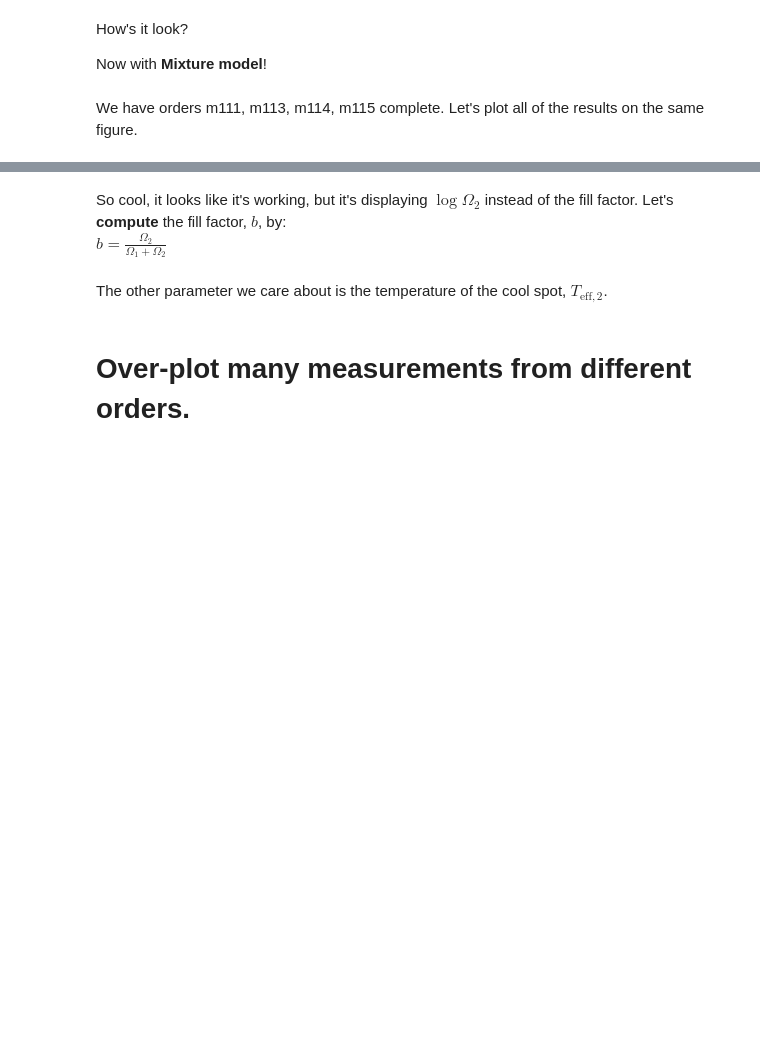
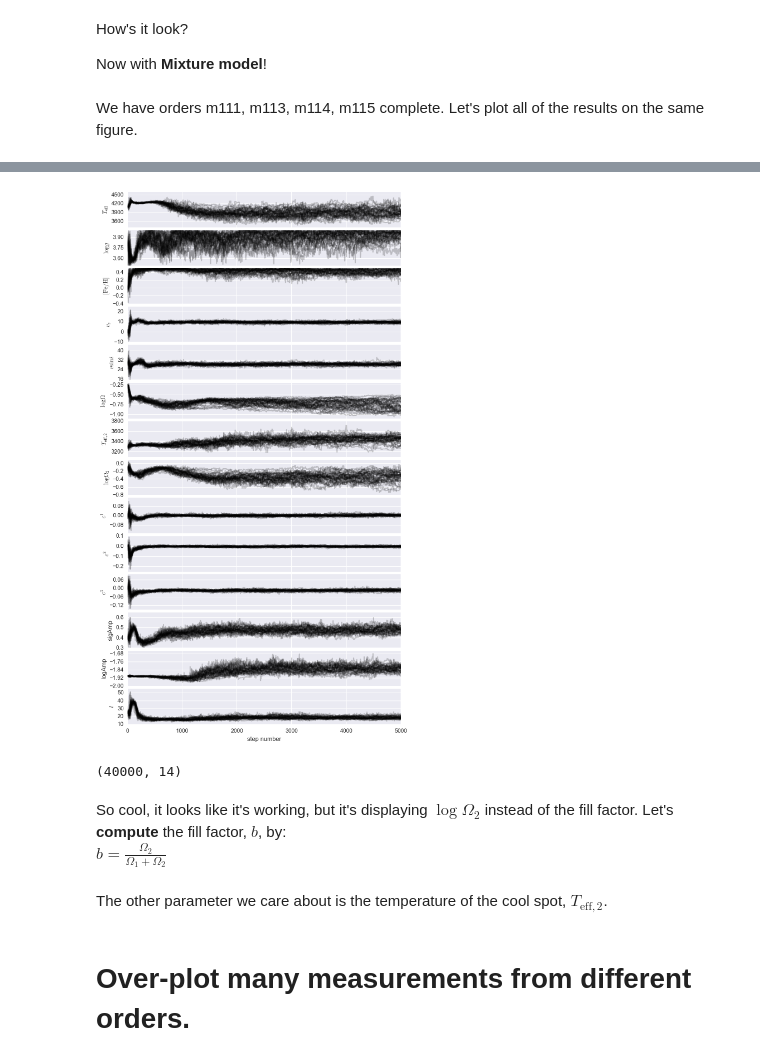
Before and after one commit to BrownDwarf/welter, a Jupyter notebook: notebooks/welter_issue010-01_starspot_properties.ipynb, the cells around one changed output, grey strips where cells are left out. Saved outputs shown, nothing was run; the diff lists cells and outputs as text; code cells hidden in the pictures; blank space fills up the shorter version.

```diff
--- a/notebooks/welter_issue010-01_starspot_properties.ipynb
+++ b/notebooks/welter_issue010-01_starspot_properties.ipynb
@@ -18,16 +20,18 @@ from matplotlib.ticker import MaxNLocator
 label = ["$T_{\mathrm{eff}}$", "$\log{g}$", "$[\mathrm{Fe}/\mathrm{H}]$","$v_z$", "$v\sin{i}$", "$\log{\Omega}$",
          "$T_{\mathrm{eff, 2}}$", "$\log{\Omega_2}$", "$c^1$", "$c^2$", "$c^3$", "sigAmp", "logAmp", "$l$"]
 # %%
-ws = np.load("../sf/m094/output/mix_emcee/run01/emcee_chain.npy")
+ws = np.load("../sf/m090/output/mix_emcee/run01/emcee_chain.npy")
 fig, axes = plt.subplots(14, 1, sharex=True, figsize=(8, 14))
 for i in range(0, 14, 1):
     axes[i].plot(ws[:, :, i].T, color="k", alpha=0.2)
     axes[i].yaxis.set_major_locator(MaxNLocator(5))
     axes[i].set_ylabel(label[i])
 
 axes[13].set_xlabel("step number")
 
 fig.tight_layout(h_pad=0.0)
+# %% [output]
+[figure, added]
 # %%
 burned = ws[:, 4000:,:]
 xs, ys, zs = burned.shape
@@ -35,6 +39,8 @@ fc = burned.reshape(xs*ys, zs)
 nx, ny = fc.shape
 # %%
 fc.shape
+# %% [output]
+(40000, 14)
 # %%
 import corner
 fig = corner.corner(fc, labels=label)
```
Also changed, not shown: parts of 2 cells of this notebook, 6 other files.
